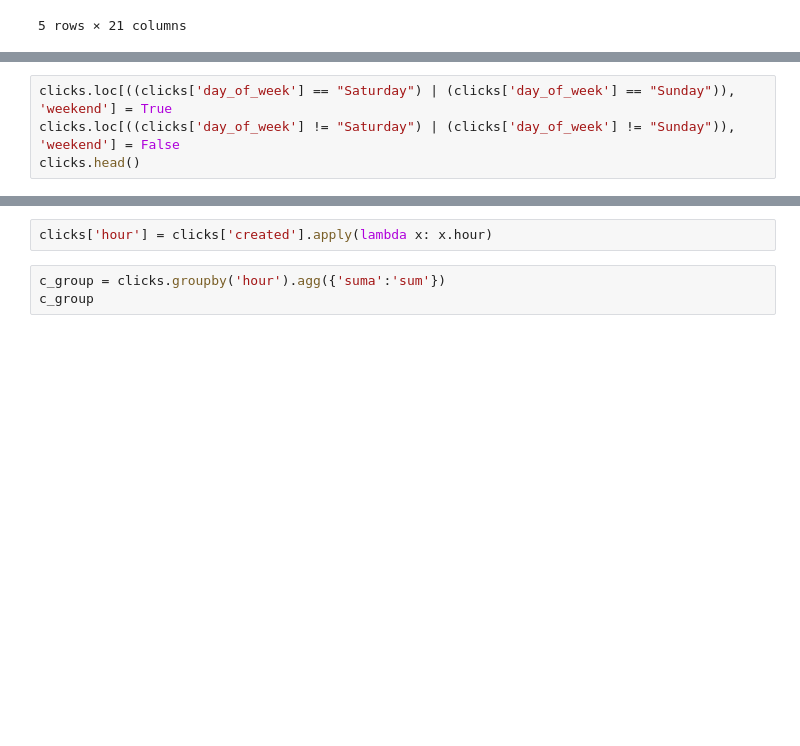
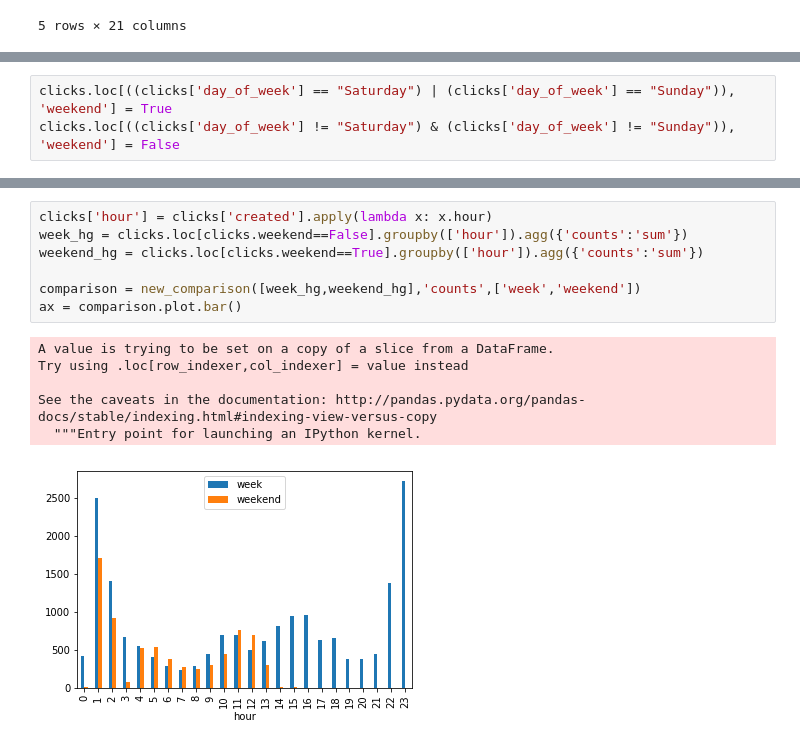
Before and after one commit to PBrrtrn/7506-organizacion-de-datos-TP1-1C2019, a Jupyter notebook: Exploracion_Joaquin/Exploracion_clicks.ipynb, the cells around one changed output, grey strips where cells are left out. Drawn from its saved outputs; the diff is of its cells as text; blank space fills up the shorter version.

```diff
--- a/Exploracion_Joaquin/Exploracion_clicks.ipynb
+++ b/Exploracion_Joaquin/Exploracion_clicks.ipynb
@@ -81,5 +96,4 @@ days_group
 [figure]
 # %%
 clicks.loc[((clicks['day_of_week'] == "Saturday") | (clicks['day_of_week'] == "Sunday")), 'weekend'] = True
-clicks.loc[((clicks['day_of_week'] != "Saturday") | (clicks['day_of_week'] != "Sunday")), 'weekend'] = False
-clicks.head()
+clicks.loc[((clicks['day_of_week'] != "Saturday") & (clicks['day_of_week'] != "Sunday")), 'weekend'] = False
@@ -94,5 +100,14 @@ clicks.head()
-# %%
-clicks['hour'] = clicks['created'].apply(lambda x: x.hour)
-# %%
-c_group = clicks.groupby('hour').agg({'suma':'sum'})
-c_group
+# %%
+clicks['hour'] = clicks['created'].apply(lambda x: x.hour)
+week_hg = clicks.loc[clicks.weekend==False].groupby(['hour']).agg({'counts':'sum'})
+weekend_hg = clicks.loc[clicks.weekend==True].groupby(['hour']).agg({'counts':'sum'})
+
+comparison = new_comparison([week_hg,weekend_hg],'counts',['week','weekend'])
+ax = comparison.plot.bar()
+# %% [output]
+A value is trying to be set on a copy of a slice from a DataFrame.
+Try using .loc[row_indexer,col_indexer] = value instead
+
+See the caveats in the documentation: http://pandas.pydata.org/pandas-docs/stable/indexing.html#indexing-view-versus-copy
+  """Entry point for launching an IPython kernel.
+[figure, added]
```
Also changed, not shown: parts of 8 cells of this notebook, 2 other files.
